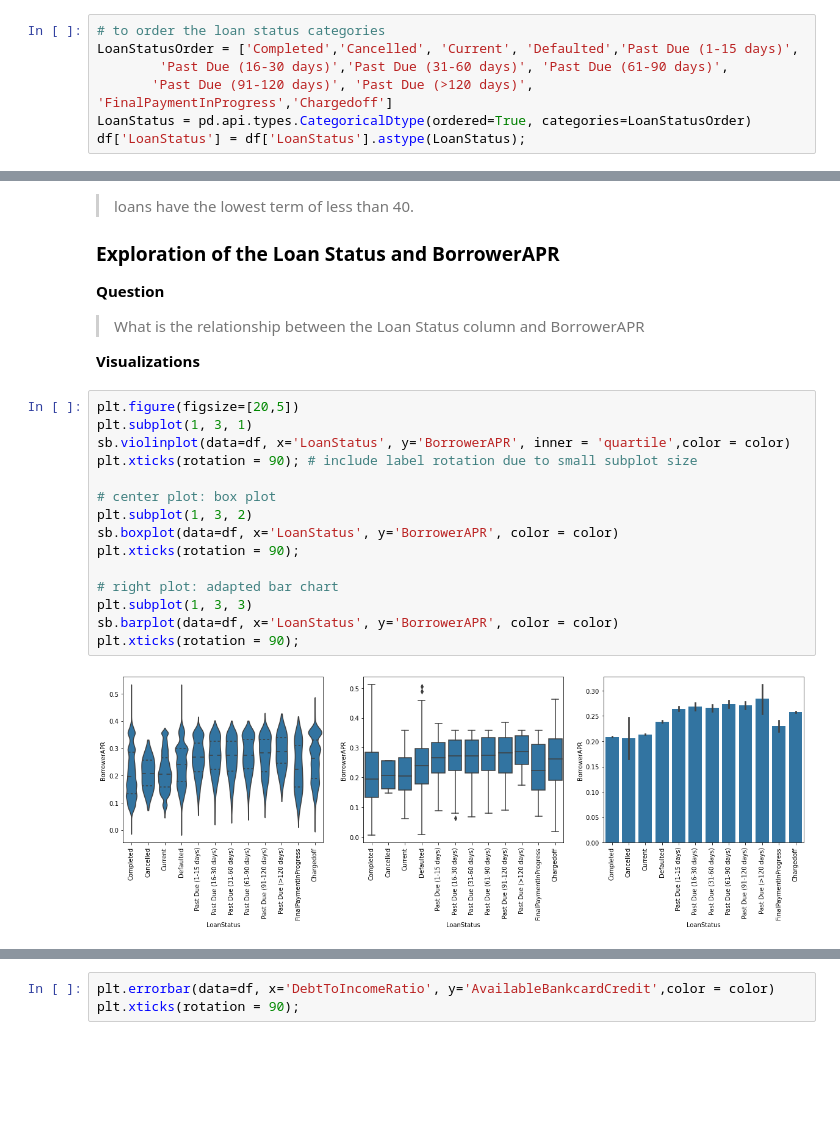
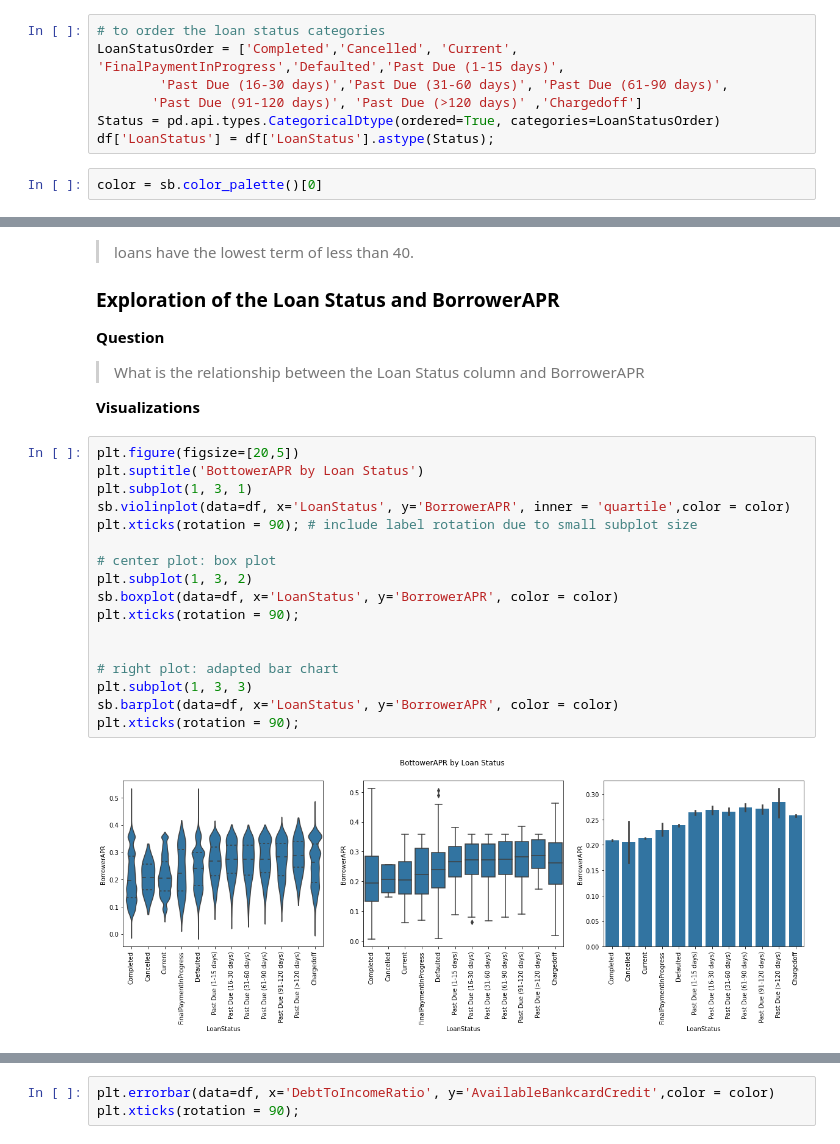
Before and after one commit to spakinrinwa/prosper_loan, a Jupyter notebook: Part_I_Exploration.ipynb, the cells around one changed output, grey strips where cells are left out. Drawn from its saved outputs; the diff is of its cells as text; blank space fills up the shorter version.

```diff
--- a/Part_I_Exploration.ipynb
+++ b/Part_I_Exploration.ipynb
@@ -124,11 +151,13 @@ def plotter(str1, str2, str3):
 **Visualizations**
 # %%
 # to order the loan status categories
-LoanStatusOrder = ['Completed','Cancelled', 'Current', 'Defaulted','Past Due (1-15 days)',
+LoanStatusOrder = ['Completed','Cancelled', 'Current', 'FinalPaymentInProgress','Defaulted','Past Due (1-15 days)',
         'Past Due (16-30 days)','Past Due (31-60 days)', 'Past Due (61-90 days)',
-       'Past Due (91-120 days)', 'Past Due (>120 days)', 'FinalPaymentInProgress','Chargedoff']
-LoanStatus = pd.api.types.CategoricalDtype(ordered=True, categories=LoanStatusOrder)
-df['LoanStatus'] = df['LoanStatus'].astype(LoanStatus);
+       'Past Due (91-120 days)', 'Past Due (>120 days)' ,'Chargedoff']
+Status = pd.api.types.CategoricalDtype(ordered=True, categories=LoanStatusOrder)
+df['LoanStatus'] = df['LoanStatus'].astype(Status);
+# %%
+color = sb.color_palette()[0]
 # %%
 fig,axes = plt.subplots(1,2,  figsize=(18,5))
 
@@ -534,19 +571,21 @@ plt.xticks(rotation = 90);
 **Visualizations**
 # %%
 plt.figure(figsize=[20,5])
+plt.suptitle('BottowerAPR by Loan Status')
 plt.subplot(1, 3, 1)
 sb.violinplot(data=df, x='LoanStatus', y='BorrowerAPR', inner = 'quartile',color = color)
 plt.xticks(rotation = 90); # include label rotation due to small subplot size
 
 # center plot: box plot
 plt.subplot(1, 3, 2)
 sb.boxplot(data=df, x='LoanStatus', y='BorrowerAPR', color = color)
 plt.xticks(rotation = 90);
 
+
 # right plot: adapted bar chart
 plt.subplot(1, 3, 3)
 sb.barplot(data=df, x='LoanStatus', y='BorrowerAPR', color = color)
 plt.xticks(rotation = 90);
 # %% [output]
-[figure, old version]
+[figure, new version]
 # %% [markdown]
```
Also changed, not shown: parts of 55 cells of this notebook.
